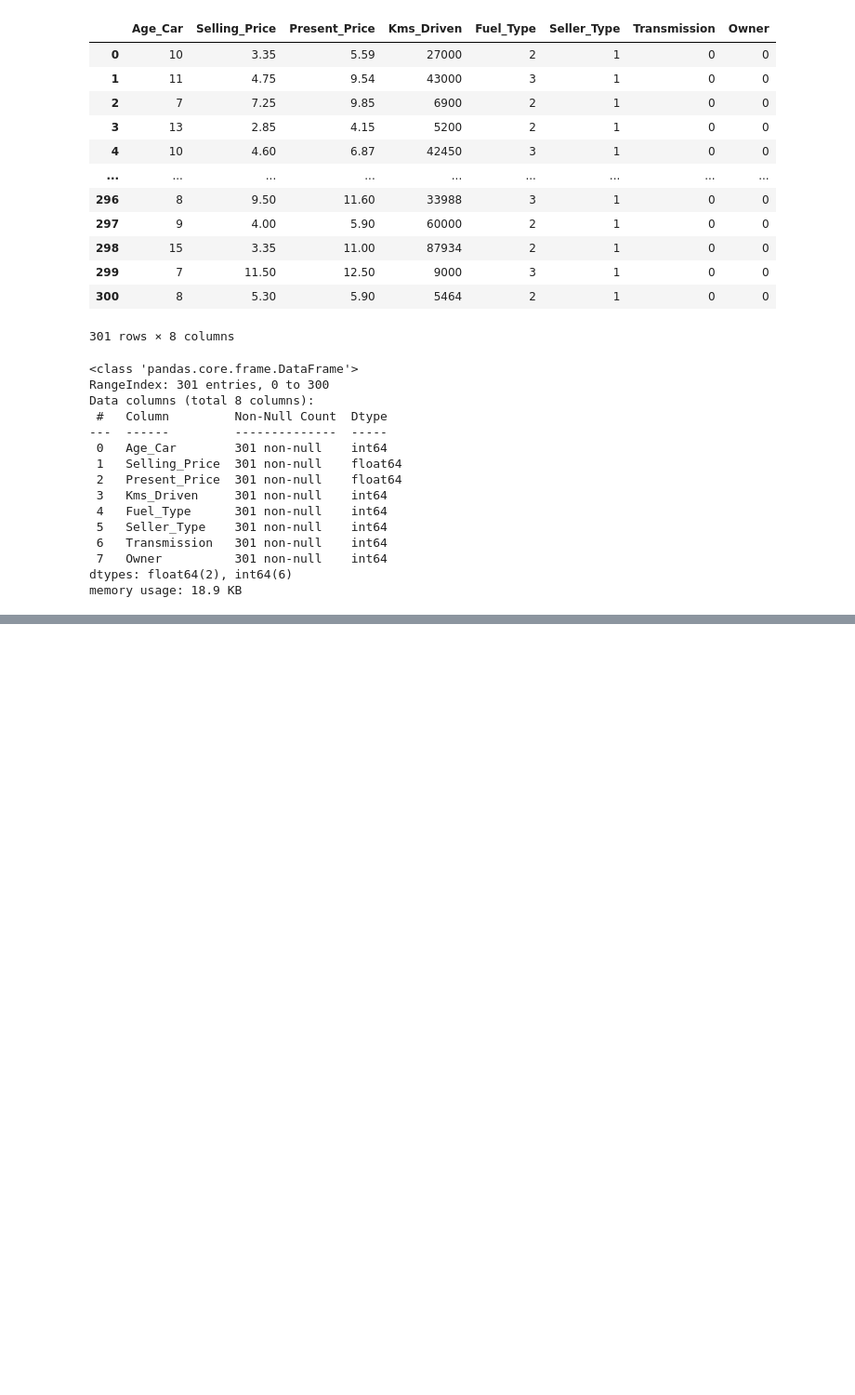
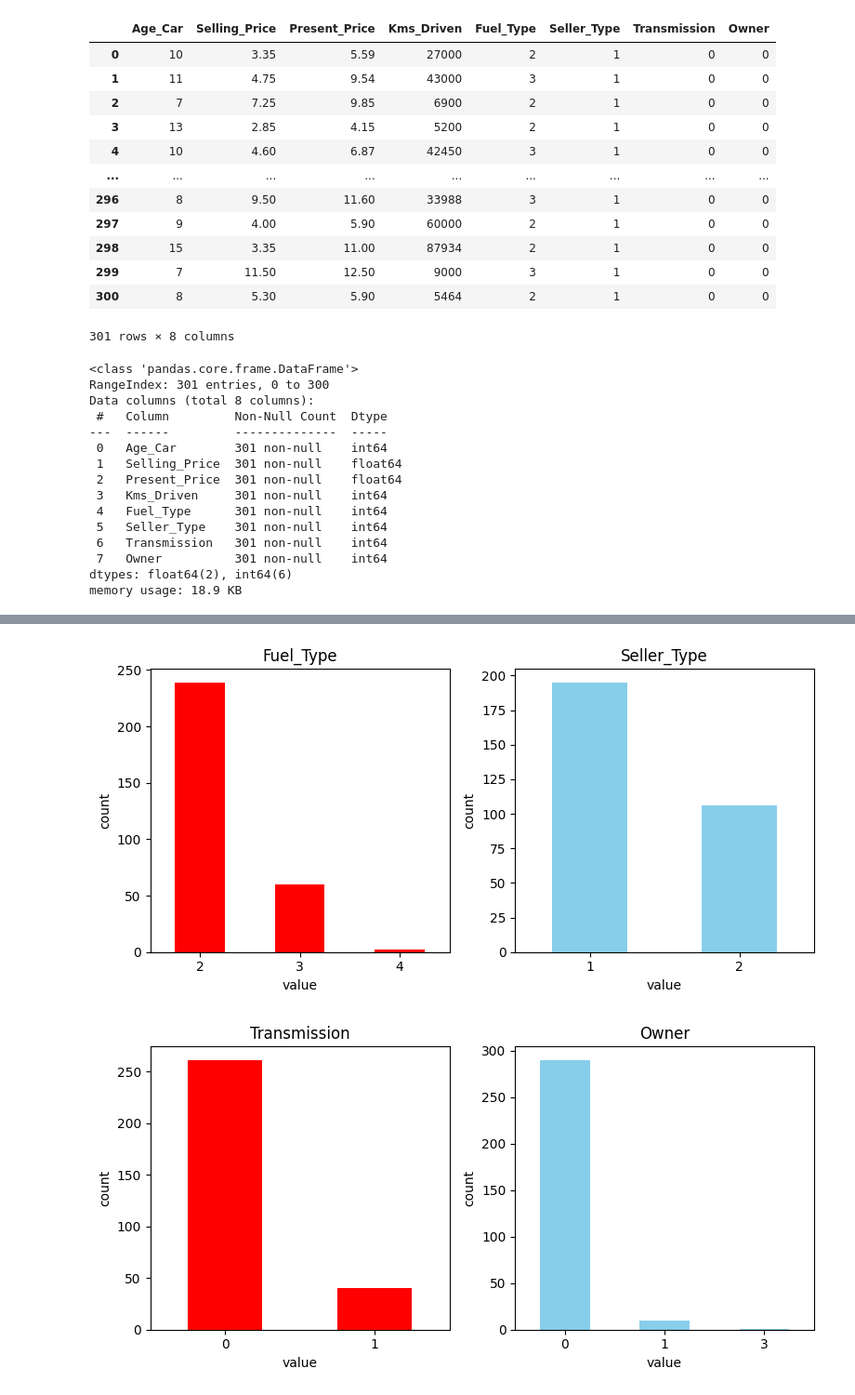
Before and after one commit to pouyarahdan/Regression-Model-Project, a Jupyter notebook: Linear-Regression-Project.ipynb, the cells around one changed output, grey strips where cells are left out. Shown: that part at 93% size. Saved outputs shown, nothing was run; the diff lists cells and outputs as text; code cells hidden in the pictures; blank space fills up the shorter version.

```diff
--- a/Linear-Regression-Project.ipynb
+++ b/Linear-Regression-Project.ipynb
@@ -271,0 +301,25 @@ memory usage: 18.9 KB
+# %%
+columns = ['Fuel_Type','Seller_Type','Transmission','Owner']
+for i in range(0, len(columns), 2):
+    plt.figure(figsize=(8,4))
+
+    plt.subplot(1, 2, 1)
+    df1[columns[i]].value_counts().plot(kind='bar' , color='red')
+    plt.title(columns[i])
+    plt.xlabel('value')
+    plt.ylabel('count')
+    plt.xticks(rotation=360)
+
+    if i + 1 < len(columns):
+        plt.subplot(1, 2, 2)
+        df1[columns[i+1]].value_counts().plot(kind='bar' , color='skyblue')
+        plt.title(columns[i+1])
+        plt.xlabel('value')
+        plt.ylabel('count')
+
+    plt.xticks(rotation=360)
+    plt.tight_layout()
+    plt.show()
+# %% [output]
+[figure, added]
+[figure, added]
```
Also changed, not shown: parts of 8 cells of this notebook.
